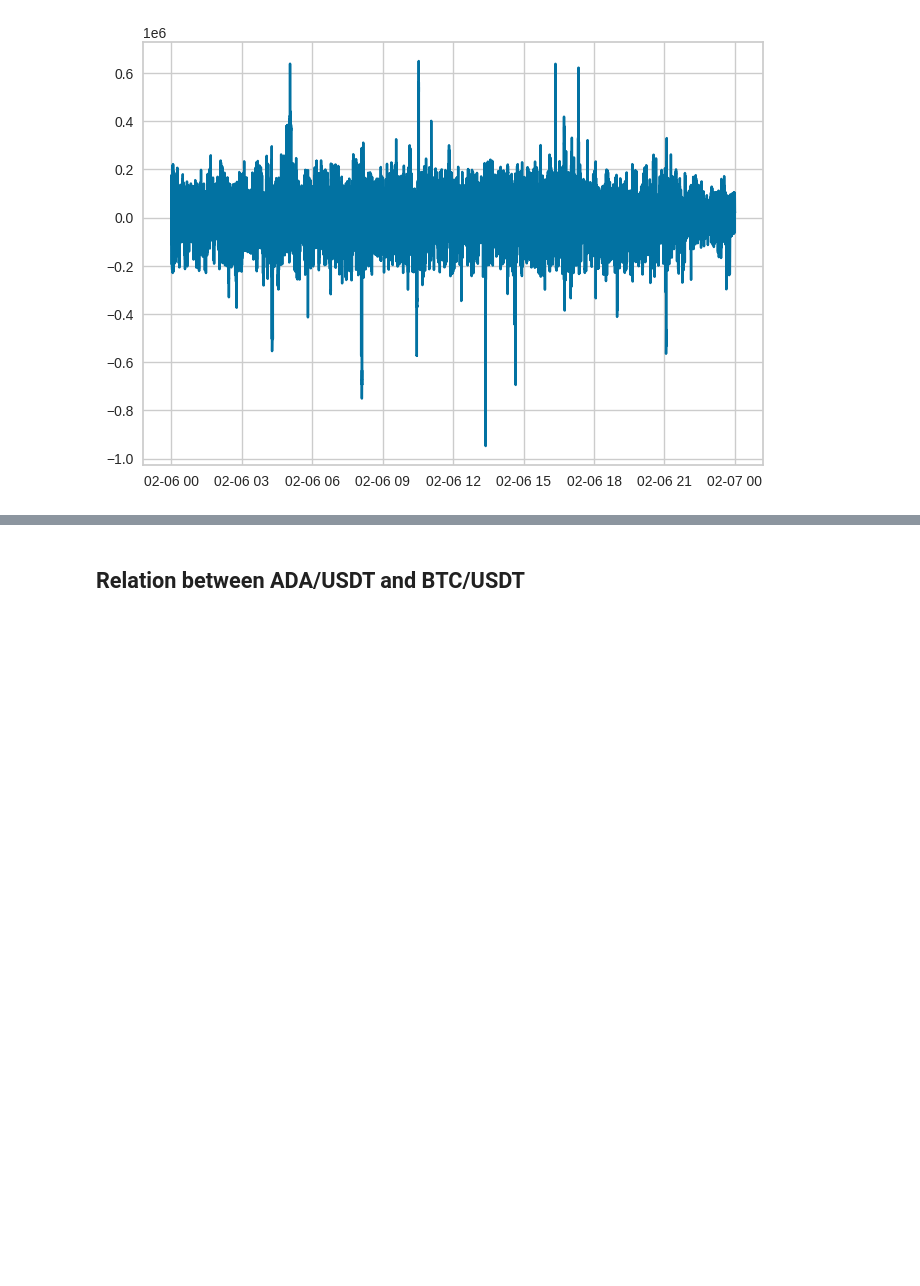
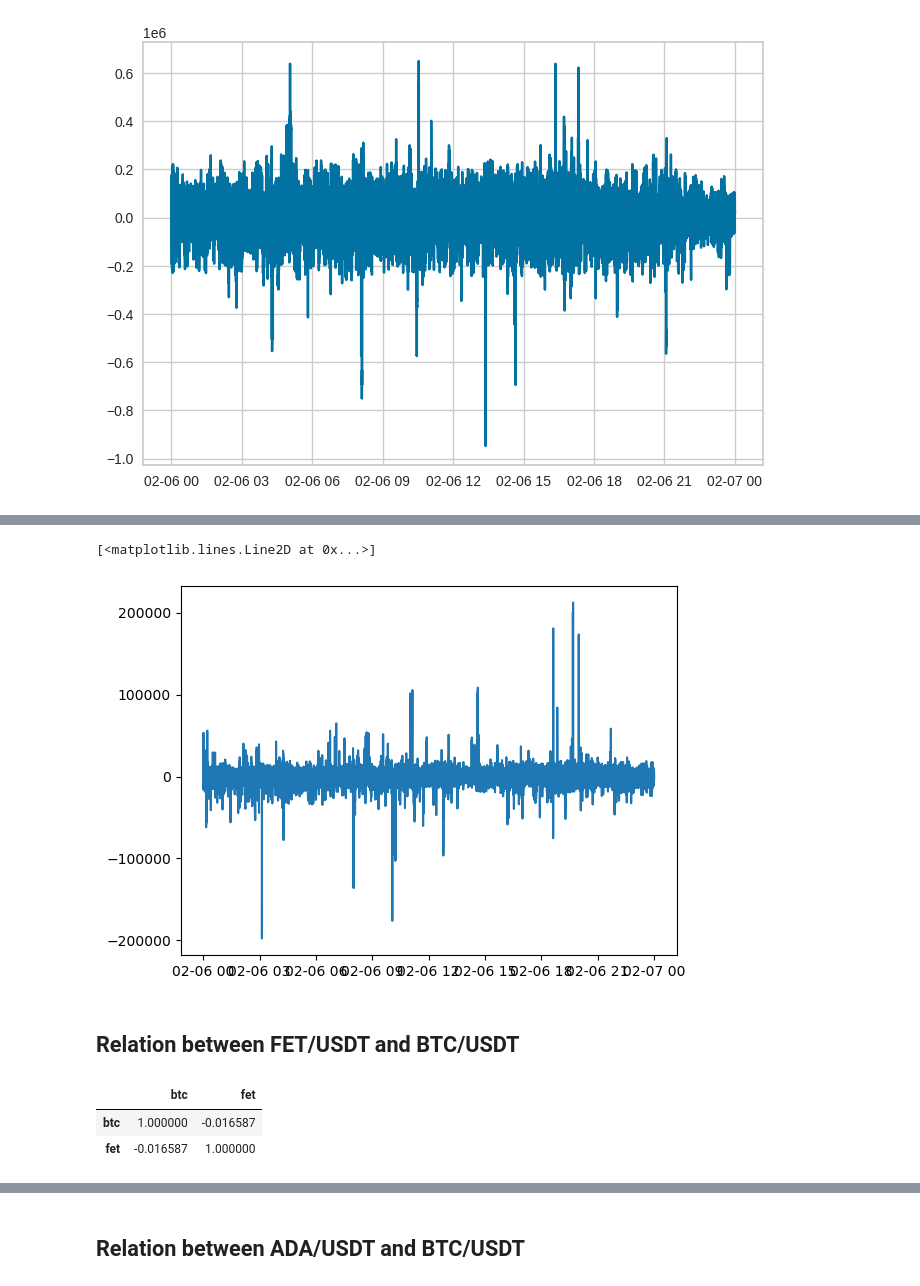
Before and after one commit to 1995parham-goodies/binance-client, a Jupyter notebook: demo.ipynb, the cells around one changed output, grey strips where cells are left out. Drawn from its saved outputs; the diff is of its cells as text; code cells hidden in the pictures; blank space fills up the shorter version.

```diff
--- a/demo.ipynb
+++ b/demo.ipynb
@@ -335,0 +360,7 @@ plt.plot(df_ada_group_by_timestamp['transaction_time'], df_ada_group_by_timestam
+# %%
+plt.plot(df_fet_group_by_timestamp['transaction_time'], df_fet_group_by_timestamp['best_spread_qty'])
+# %% [output]
+[<matplotlib.lines.Line2D at 0x...>]
+[figure, added]
+# %% [markdown]
+## Relation between FET/USDT and BTC/USDT
@@ -335,0 +371,6 @@ plt.plot(df_ada_group_by_timestamp['transaction_time'], df_ada_group_by_timestam
+# %%
+fet_and_btc.corr()
+# %% [output]
+|  | btc | fet |
+| btc | 1.000000 | -0.016587 |
+| fet | -0.016587 | 1.000000 |
```
Also changed, not shown: parts of 9 cells of this notebook.
